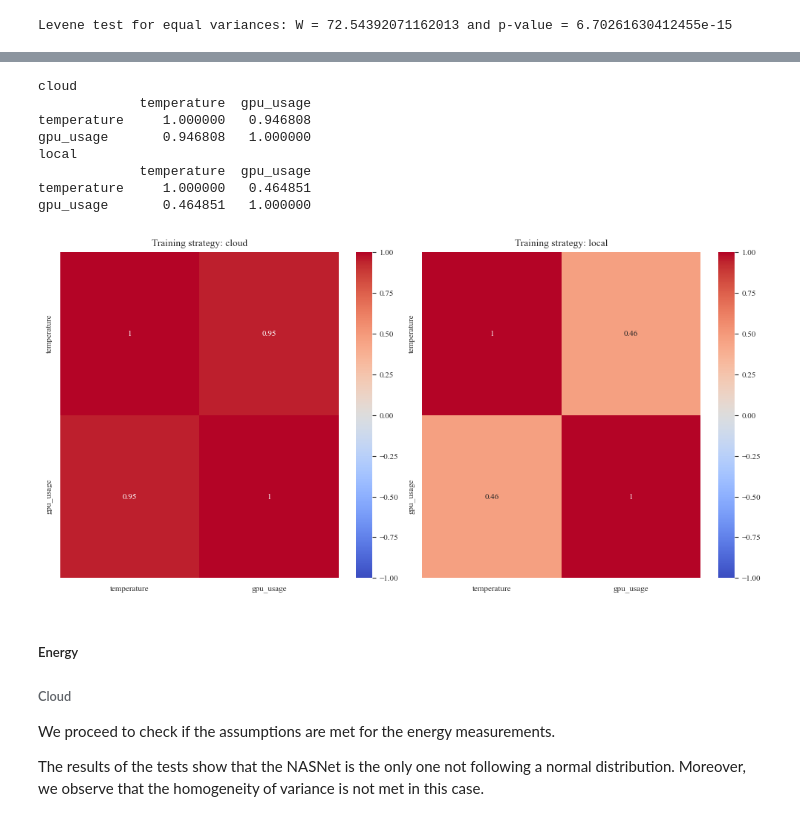
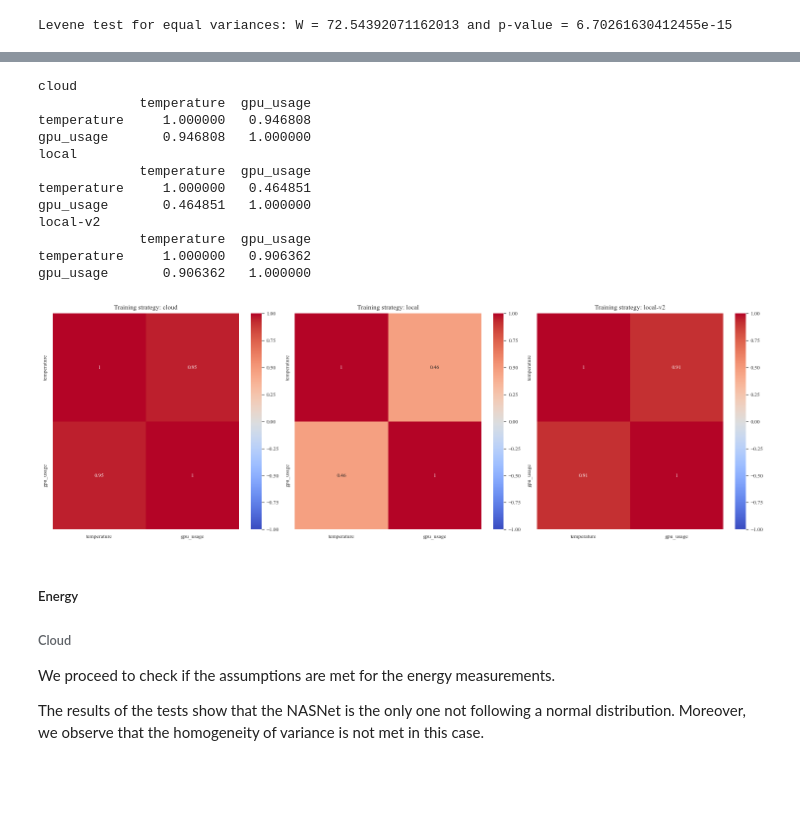
Before and after one commit to santidrj/DL-energetic-impact-analysis, a Jupyter notebook: data-analysis.ipynb, the cells around one changed output, grey strips where cells are left out. Drawn from its saved outputs; the diff is of its cells as text; code cells hidden in the pictures; blank space fills up the shorter version.

```diff
--- a/data-analysis.ipynb
+++ b/data-analysis.ipynb
@@ -375,6 +431,6 @@ Shapiro test for normality of group 1: W = 0.9647717475891113 and p-value 0.0153
 [figure]
 Levene test for equal variances: W = 33.08498394280785 and p-value = 3.776344553376364e-08
 # %%
-local_df = temp_vs_energy_df.query("`training strategy` == 'local'")
+local_df = temp_vs_energy_df.query("`training strategy` == 'local-v2'")
 test_assumptions(local_df["temperature"], local_df["energy"])
 # %% [output]
@@ -408,11 +464,11 @@ boxplot(
 # %%
 no_outliers_df = pd.concat(
-    [cloud_df.sort_values("energy", ascending=True).iloc[:-1], local_df]
+    [cloud_df.sort_values("energy", ascending=True).iloc[:-1], local_df.sort_values("temperature", ascending=True).iloc[:-7]]
 )
 boxplot(
     no_outliers_df,
     x="training strategy",
-    y="energy",
+    y="temperature",
     xlabel="Training strategy",
     ylabel="Energy (GJ)",
 )
@@ -439,10 +495,11 @@ Levene test for equal variances: W = 210.69520626096067 and p-value = 5.12712242
 # %%
 fig, axes = plt.subplots(1, 2, figsize=(10, 5))
 
-for i, strategy in enumerate(TRAIN_STRATEGIES):
+for i, strategy in enumerate(["cloud", "local-v2"]):
     data = no_outliers_df.query("`training strategy` == @strategy")[
         ["temperature", "energy"]
     ]
+
     corr = data.corr("spearman")
     print(strategy)
     print(corr)
@@ -465,7 +522,7 @@ energy          0.597166  1.000000
 ##### Impact of temperature on GPU usage
 # %%
 temp_vs_gpu_usage_df = pd.concat(
-    [cloud_mobilenet, cloud_nasnet, cloud_xception, local_mobilenet, local_nasnet]
+    [cloud_mobilenet, cloud_nasnet, cloud_xception, local_mobilenet, local_nasnet, local_v2_mobilenet, local_v2_nasnet, local_v2_xception]
 )
 
 temp_vs_gpu_usage_df["combinations"] = (
@@ -519,28 +576,32 @@ boxplot(
 # %%
-fig, axes = plt.subplots(1, 2, figsize=(10, 5))
+fig, axes = plt.subplots(1, 3, figsize=(15, 5))
 
 for i, strategy in enumerate(TRAIN_STRATEGIES):
     data = temp_vs_gpu_usage_df.query("`training strategy` == @strategy")[
         ["temperature", "gpu_usage"]
     ]
     corr = data.corr("spearman")
     print(strategy)
     print(corr)
     ax = sns.heatmap(corr, vmin=-1, vmax=1, annot=True, ax=axes[i], cmap="coolwarm")
     ax.set_title(f"Training strategy: {strategy}")
 
 if SAVE_FIGS:
     plt.savefig(os.path.join(FIGURES_DIR, "temperature-gpu_usage-correlation.eps"))
 # %% [output]
 cloud
              temperature  gpu_usage
 temperature     1.000000   0.946808
 gpu_usage       0.946808   1.000000
 local
              temperature  gpu_usage
 temperature     1.000000   0.464851
 gpu_usage       0.464851   1.000000
+local-v2
+             temperature  gpu_usage
+temperature     1.000000   0.906362
+gpu_usage       0.906362   1.000000
-[figure, old version]
+[figure, new version]
 # %% [markdown]
 ##### Energy
 ###### Cloud
```
Also changed, not shown: parts of 23 cells of this notebook.
